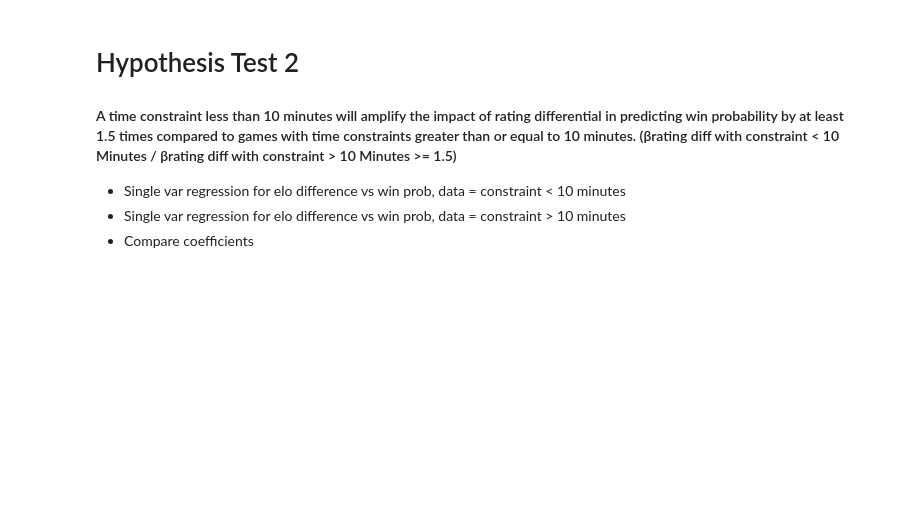
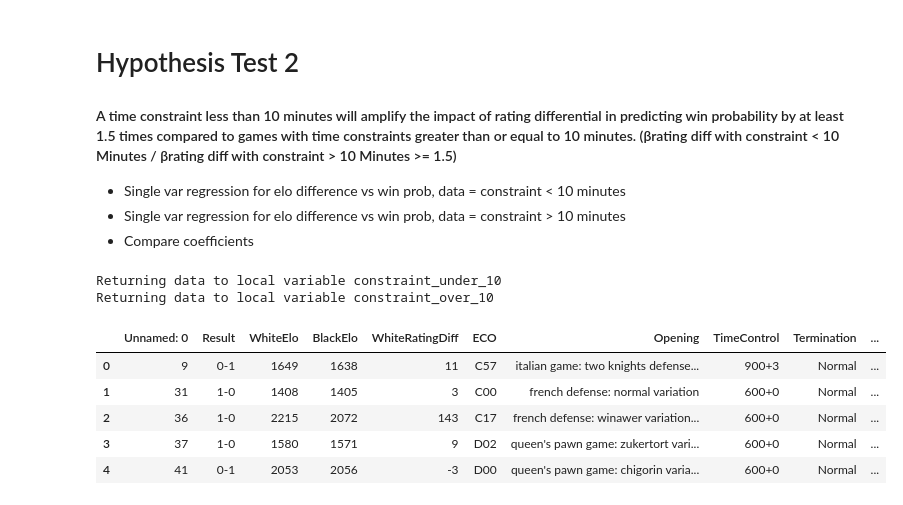
Before and after one commit to jeanie-liu/chess_win_predictor, a Jupyter notebook: phase4.ipynb, the cells around one changed output. Cells and saved outputs as stored; diff of their text form; code cells hidden in the pictures; blank space fills up the shorter version.

Commit message:
Phase4 - Hypothesis 2
Hypothesis 2 - updated to the results_binary column

```diff
--- a/phase4.ipynb
+++ b/phase4.ipynb
@@ -316,3 +317,21 @@ Test_F1: 0.672
 * Single var regression for elo difference vs win prob, data =  constraint < 10 minutes
 * Single var regression for elo difference vs win prob, data = constraint > 10 minutes
 * Compare coefficients
+# %%
+#makingthe base column filterable in sql
+chess_games_cleaned = chess_games_cleaned.rename(columns = {"Base (min)": "Base"})
+
+#filter for over/under 10 min
+%sql constraint_under_10 << SELECT * FROM chess_games_cleaned WHERE Base < 10
+%sql constraint_over_10 << SELECT * FROM chess_games_cleaned WHERE Base >= 10
+
+constraint_over_10.head()
+# %% [output]
+Returning data to local variable constraint_under_10
+Returning data to local variable constraint_over_10
+|  | Unnamed: 0 | Result | WhiteElo | BlackElo | WhiteRatingDiff | ECO | Opening | TimeControl | Termination | ... |
+| 0 | 9 | 0-1 | 1649 | 1638 | 11 | C57 | italian game: two knights defense... | 900+3 | Normal | ... |
+| 1 | 31 | 1-0 | 1408 | 1405 | 3 | C00 | french defense: normal variation | 600+0 | Normal | ... |
+| 2 | 36 | 1-0 | 2215 | 2072 | 143 | C17 | french defense: winawer variation... | 600+0 | Normal | ... |
+| 3 | 37 | 1-0 | 1580 | 1571 | 9 | D02 | queen's pawn game: zukertort vari... | 600+0 | Normal | ... |
+| 4 | 41 | 0-1 | 2053 | 2056 | -3 | D00 | queen's pawn game: chigorin varia... | 600+0 | Normal | ... |
```
Also changed, not shown: parts of 17 cells of this notebook.
